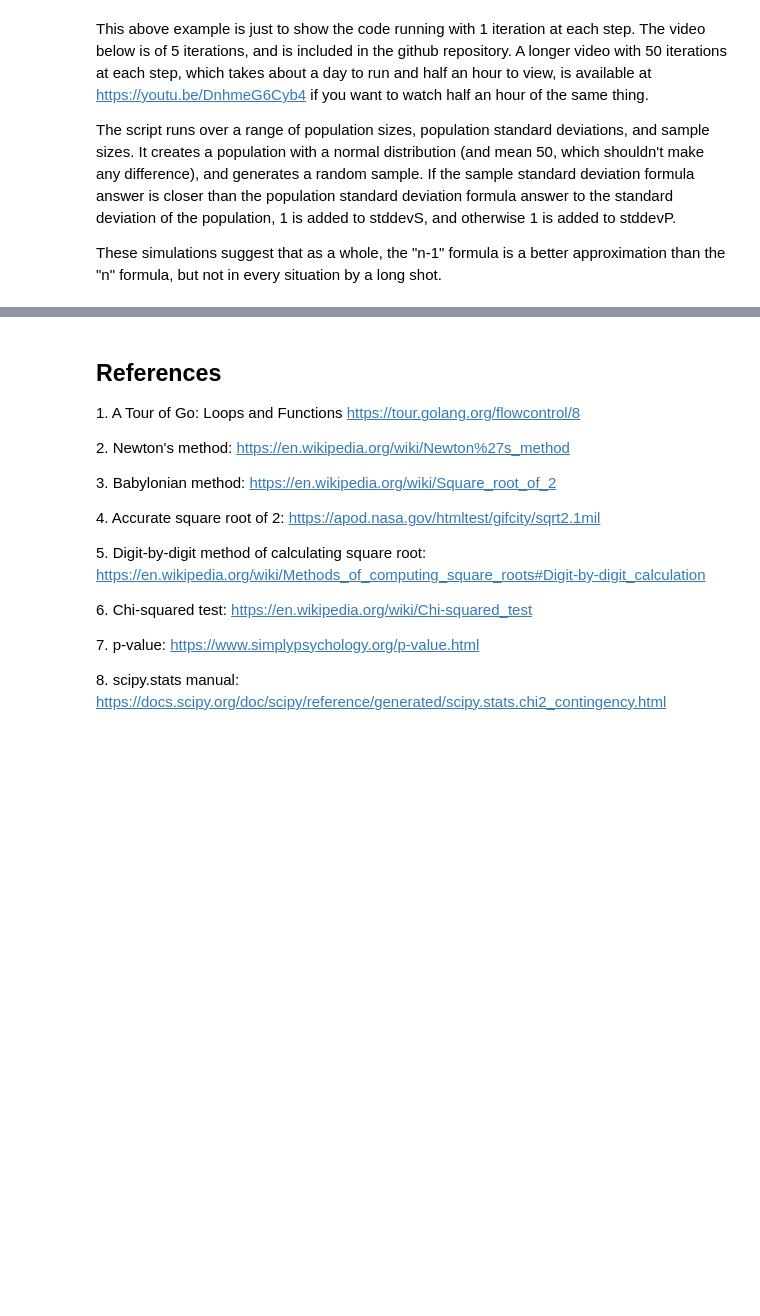
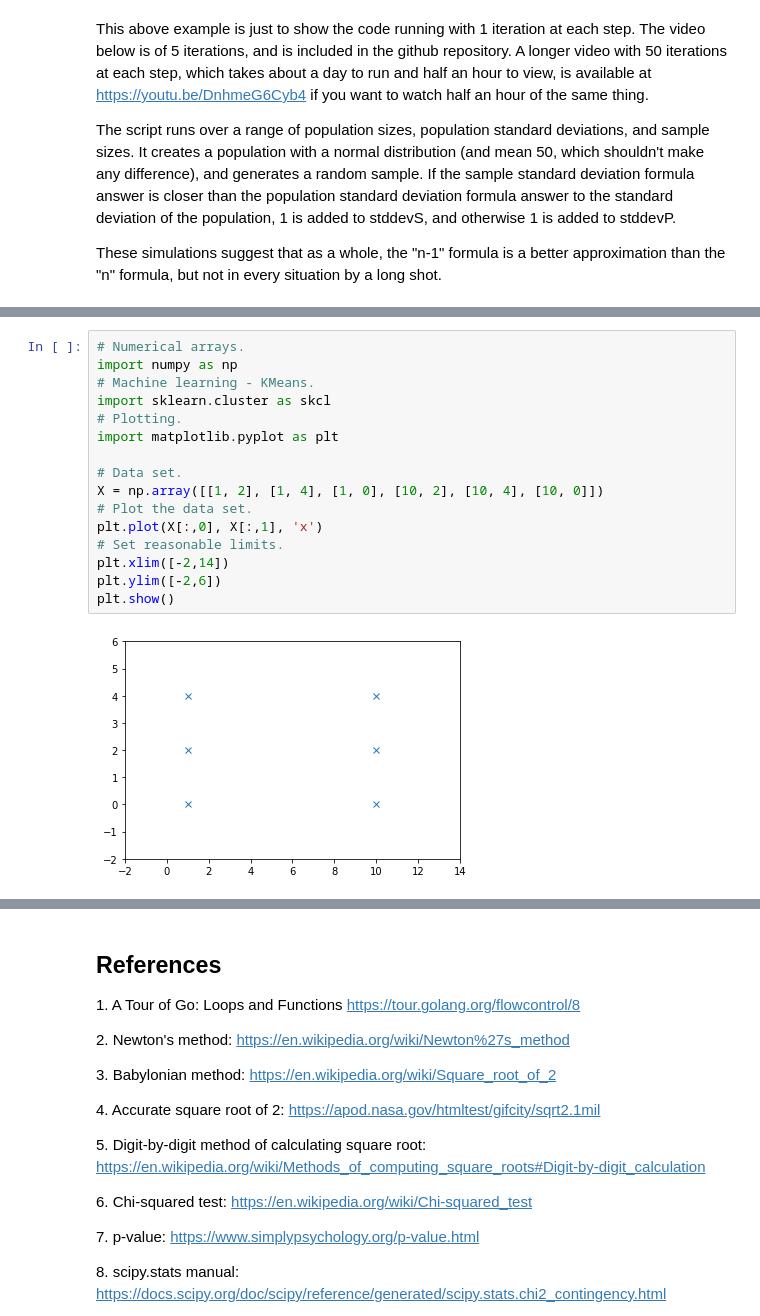
Before and after one commit to HFintan/MLS, a Jupyter notebook: Tasks.ipynb, the cells around one changed output, grey strips where cells are left out. Cells and saved outputs as stored; diff of their text form; blank space fills up the shorter version.

```diff
--- a/Tasks.ipynb
+++ b/Tasks.ipynb
@@ -516,0 +585,18 @@ Video("smallout.mp4")
+# %%
+# Numerical arrays.
+import numpy as np
+# Machine learning - KMeans.
+import sklearn.cluster as skcl
+# Plotting.
+import matplotlib.pyplot as plt
+
+# Data set.
+X = np.array([[1, 2], [1, 4], [1, 0], [10, 2], [10, 4], [10, 0]])
+# Plot the data set.
+plt.plot(X[:,0], X[:,1], 'x')
+# Set reasonable limits.
+plt.xlim([-2,14])
+plt.ylim([-2,6])
+plt.show()
+# %% [output]
+[figure, added]
```
Also changed, not shown: parts of 32 cells of this notebook, 2 other files.
